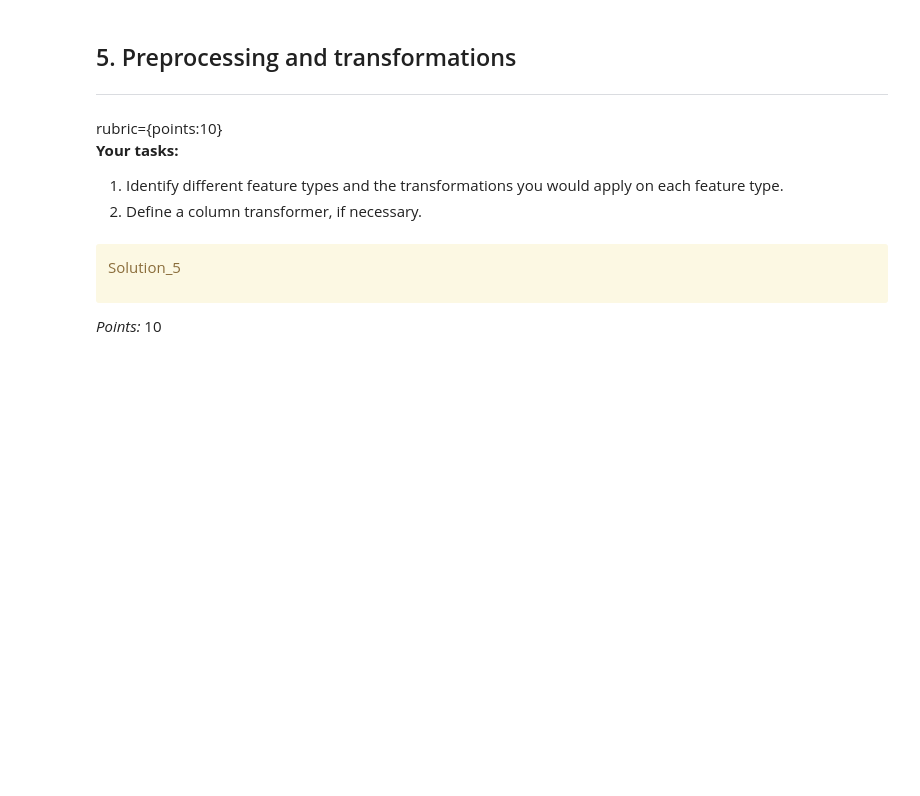
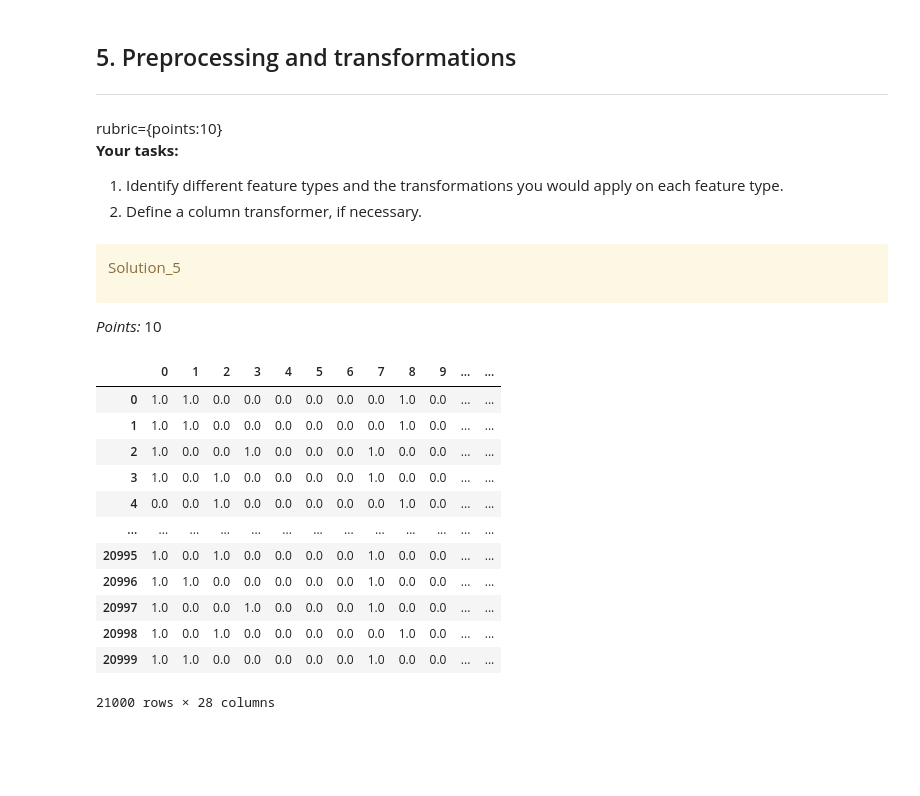
Before and after one commit to DavidRao123/CPSC330HW5, a Jupyter notebook: hw5.ipynb, the cells around one changed output. Saved outputs shown, nothing was run; the diff lists cells and outputs as text; code cells hidden in the pictures; blank space fills up the shorter version.

```diff
--- a/hw5.ipynb
+++ b/hw5.ipynb
@@ -255,0 +409,6 @@ _Points:_ 10
+# %%
+categorical_features = ['SEX', 'EDUCATION', 'MARRIAGE']
+numerical_features = [
+    'LIMIT_BAL', 'AGE', 'PAY_0', 'PAY_2', 'PAY_3', 'PAY_4', 'PAY_5', 'PAY_6',
+    'TOTAL_REPAY_AMT', 'TOTAL_BILL_AMT', 'NUM_DELAYED_MONTHS'
+] + [f'REPAY_RATIO_{i}' for i in range(1, 7)]
@@ -256,3 +421,37 @@ _Points:_ 10
+# %%
+# Create a column transformer
+column_transformer = make_column_transformer(
+    (OneHotEncoder(drop='first'), categorical_features),  # Apply OneHotEncoder to categorical features
+    (StandardScaler(), numerical_features),               # Apply StandardScaler to numerical features
+    remainder='passthrough'                               # Keep the remaining features as they are
+)
+
+full_pipeline_with_column_transformer = Pipeline(steps=[
+    ('feature_engineering', FeatureEngineeringTransformer()),  # Feature Engineering Step
+    ('drop_features', DropFeaturesTransformer(features_to_drop=features_to_drop_specific)),  # Drop redundant features
+    ('column_transformer', column_transformer)  # Apply column transformations
+])
+# %%
+y_train = train_df['default.payment.next.month']
+X_train = train_df.drop(columns=['default.payment.next.month'])
+
+train_df_transformed_full = full_pipeline_with_column_transformer.fit_transform(X_train)
+train_df_transformed_full = pd.DataFrame(train_df_transformed_full)
+train_df_transformed_full
+# %% [output]
+|  | 0 | 1 | 2 | 3 | 4 | 5 | 6 | 7 | 8 | 9 | ... | ... |
+| 0 | 1.0 | 1.0 | 0.0 | 0.0 | 0.0 | 0.0 | 0.0 | 0.0 | 1.0 | 0.0 | ... | ... |
+| 1 | 1.0 | 1.0 | 0.0 | 0.0 | 0.0 | 0.0 | 0.0 | 0.0 | 1.0 | 0.0 | ... | ... |
+| 2 | 1.0 | 0.0 | 0.0 | 1.0 | 0.0 | 0.0 | 0.0 | 1.0 | 0.0 | 0.0 | ... | ... |
+| 3 | 1.0 | 0.0 | 1.0 | 0.0 | 0.0 | 0.0 | 0.0 | 1.0 | 0.0 | 0.0 | ... | ... |
+| 4 | 0.0 | 0.0 | 1.0 | 0.0 | 0.0 | 0.0 | 0.0 | 0.0 | 1.0 | 0.0 | ... | ... |
+| ... | ... | ... | ... | ... | ... | ... | ... | ... | ... | ... | ... | ... |
+| 20995 | 1.0 | 0.0 | 1.0 | 0.0 | 0.0 | 0.0 | 0.0 | 1.0 | 0.0 | 0.0 | ... | ... |
+| 20996 | 1.0 | 1.0 | 0.0 | 0.0 | 0.0 | 0.0 | 0.0 | 1.0 | 0.0 | 0.0 | ... | ... |
+| 20997 | 1.0 | 0.0 | 0.0 | 1.0 | 0.0 | 0.0 | 0.0 | 1.0 | 0.0 | 0.0 | ... | ... |
+| 20998 | 1.0 | 0.0 | 1.0 | 0.0 | 0.0 | 0.0 | 0.0 | 0.0 | 1.0 | 0.0 | ... | ... |
+| 20999 | 1.0 | 1.0 | 0.0 | 0.0 | 0.0 | 0.0 | 0.0 | 1.0 | 0.0 | 0.0 | ... | ... |
+21000 rows × 28 columns
 # %% [markdown]
 <!-- END QUESTION -->
 
```
Also changed, not shown: parts of 55 cells of this notebook, 1 other file.
